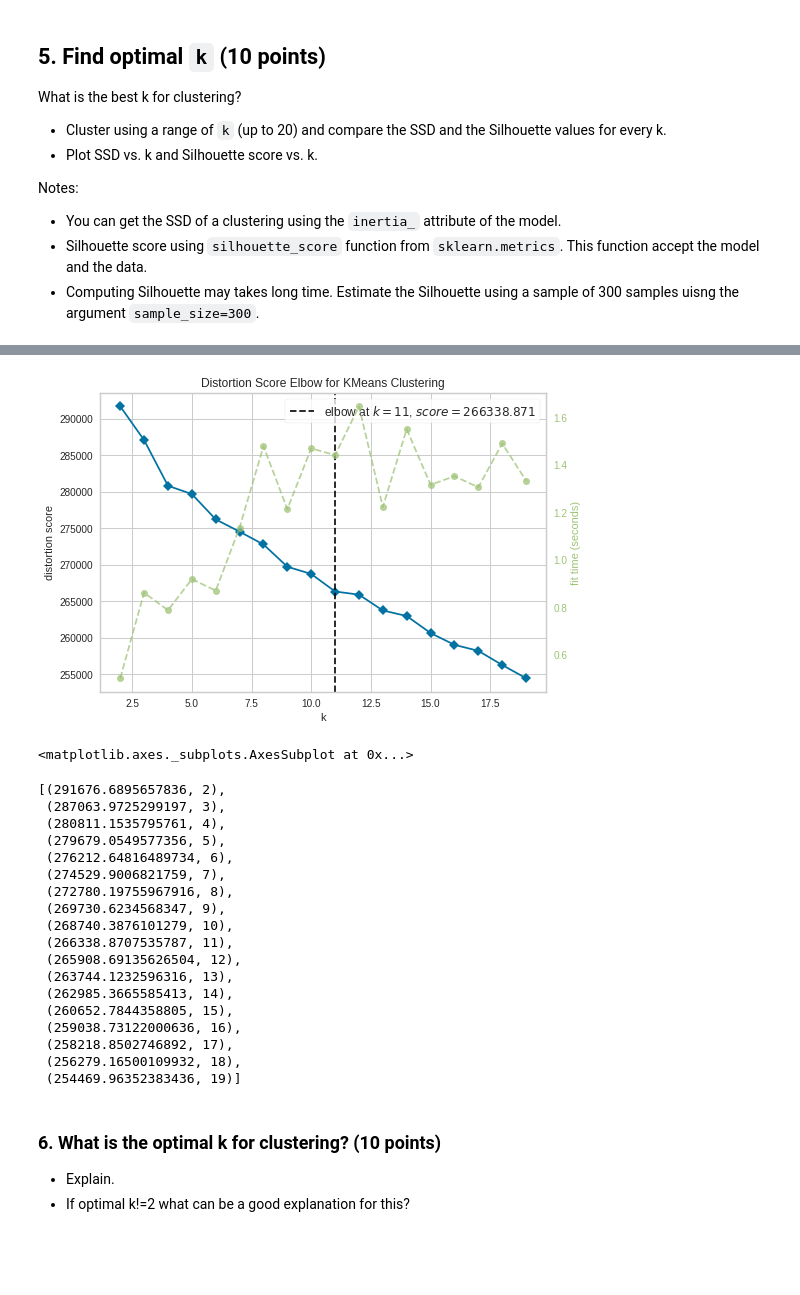
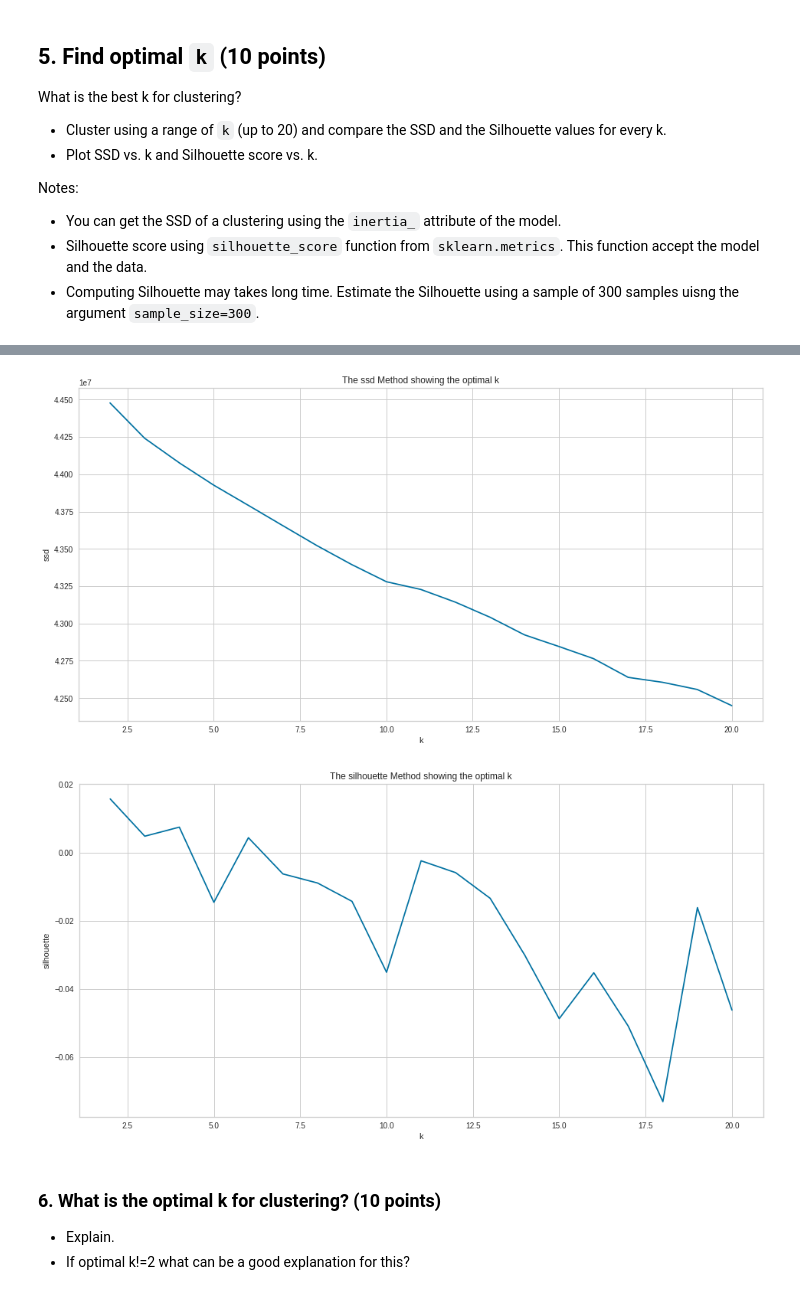
Before and after one commit to orenfix10/ML-project1, a Jupyter notebook: Main.ipynb, the cells around one changed output, grey strips where cells are left out. Saved outputs shown, nothing was run; the diff lists cells and outputs as text; code cells hidden in the pictures; blank space fills up the shorter version.

```diff
--- a/Main.ipynb
+++ b/Main.ipynb
@@ -150,6 +153,8 @@ df_tfidf
 44898 rows × 1000 columns
 # %%
 #k-means
-model = KMeans(n_clusters=2,random_state=0)
-lables = model.fit_predict(x_scaled)
-centers = model.cluster_centers_
+def make_kmeans(n_clusters,xs):
+  model = KMeans(n_clusters=n_clusters,random_state=0)
+  lables = model.fit_predict(x_scaled)
+  centers = model.cluster_centers_
+  return lables,centers
@@ -280,14 +279,17 @@ Notes:
 * You can get the SSD of a clustering using the `inertia_` attribute of the model.
 * Silhouette score using `silhouette_score` function from `sklearn.metrics`. This function accept the model and the data.
 * Computing Silhouette may takes long time. Estimate the Silhouette using a sample of 300 samples uisng the argument `sample_size=300`.
+# %%
+pca = PCA()
+pca.fit(x_scaled)
+x_pca = pca.transform(x_scaled)
 # %%
 ssd = []
 silhouette_avg = []
-x_scaled = x_scaled[:300]
-for i in range(2,20):
-  model = KMeans(n_clusters=i,random_state=0)
-  lables = model.fit_predict(x_scaled)
-  ssd.append((model.inertia_,i))
-  silhouette_avg.append((silhouette_score(x_scaled, lables),i))
+for i in tqdm(range(2,21)):
+  model = KMeans(n_clusters=i,random_state=10)
+  lables = model.fit_predict(x_pca)
+  ssd.append((model.inertia_))
+  silhouette_avg.append(silhouette_score(x_pca, lables, metric='euclidean',sample_size=300))
 # %%
 ssd
@@ -298,29 +337,0 @@ silhouette_avg
-# %%
-visualizer = KElbowVisualizer(model, k=(2,20))
-
-visualizer.fit(x_scaled)        # Fit the data to the visualizer
-visualizer.show()        # Finalize and render the figure
-# %% [output]
-[figure, removed]
-<matplotlib.axes._subplots.AxesSubplot at 0x...>
-# %%
-ssd
-# %% [output]
-[(291676.6895657836, 2),
- (287063.9725299197, 3),
- (280811.1535795761, 4),
- (279679.0549577356, 5),
- (276212.64816489734, 6),
- (274529.9006821759, 7),
- (272780.19755967916, 8),
- (269730.6234568347, 9),
- (268740.3876101279, 10),
- (266338.8707535787, 11),
- (265908.69135626504, 12),
- (263744.1232596316, 13),
- (262985.3665585413, 14),
- (260652.7844358805, 15),
- (259038.73122000636, 16),
- (258218.8502746892, 17),
- (256279.16500109932, 18),
- (254469.96352383436, 19)]
@@ -329,3 +338,16 @@ ssd
+# %%
+K = [i for i in range(2,21)]
+for f,n in [(ssd,"ssd"),(silhouette_avg,"silhouette")]:
+  plt.figure(figsize=(16,8))
+  plt.plot(K, f, 'bx-')
+  count+=1
+  plt.xlabel('k')
+  plt.ylabel(n)
+  plt.title(f'The {n} Method showing the optimal k')
+  plt.show()
+# %% [output]
+[figure, added]
+[figure, added]
 # %% [markdown]
 ### 6. What is the optimal k for clustering? (10 points)
 
```
Also changed, not shown: parts of 46 cells of this notebook.
